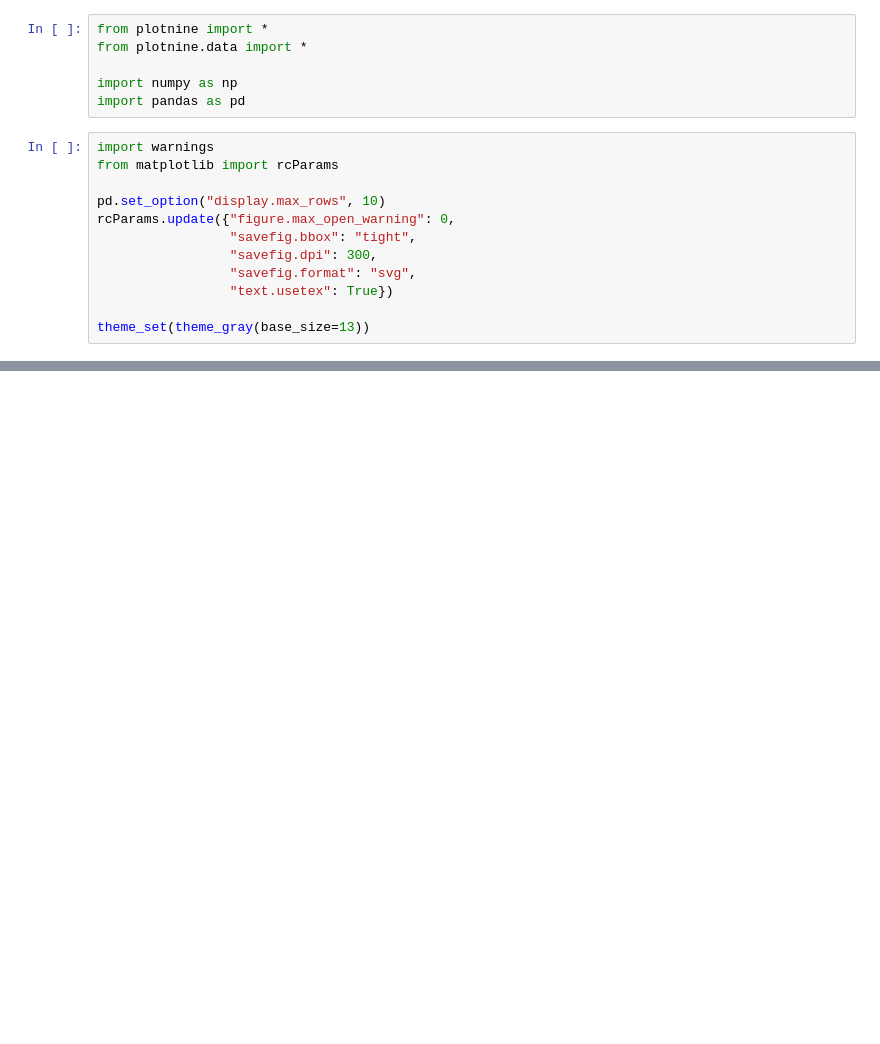
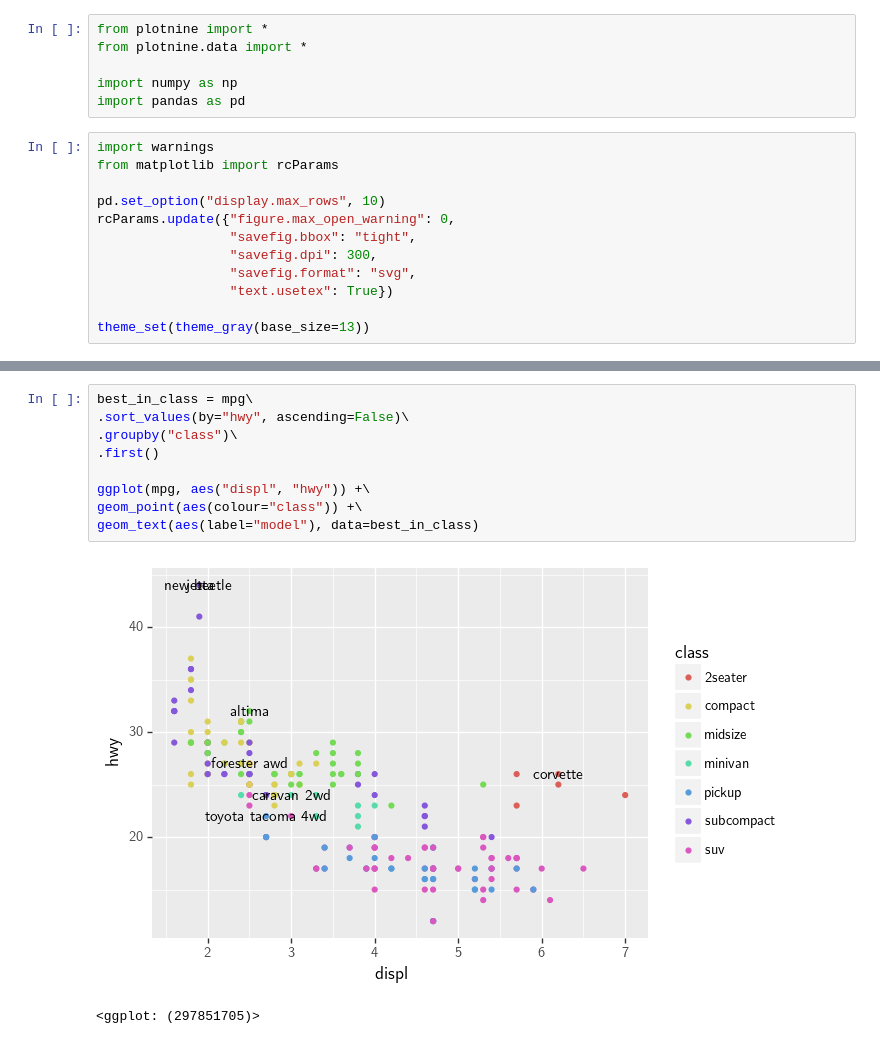
Before and after one commit to jeroenjanssens/r4ds-python-plotnine, a Jupyter notebook: notebook/r4ds-python-plotnine.ipynb, the cells around one changed output, grey strips where cells are left out. Cells and saved outputs as stored; diff of their text form; blank space fills up the shorter version.

```diff
--- a/notebook/r4ds-python-plotnine.ipynb
+++ b/notebook/r4ds-python-plotnine.ipynb
@@ -765,0 +100,12 @@ You could use this method to build _any_ plot that you imagine. In other words,
+# %%
+best_in_class = mpg\
+.sort_values(by="hwy", ascending=False)\
+.groupby("class")\
+.first()
+
+ggplot(mpg, aes("displ", "hwy")) +\
+geom_point(aes(colour="class")) +\
+geom_text(aes(label="model"), data=best_in_class)
+# %% [output]
+[figure, added]
+<ggplot: (297851705)>
```
Also changed, not shown: parts of 122 cells of this notebook.
